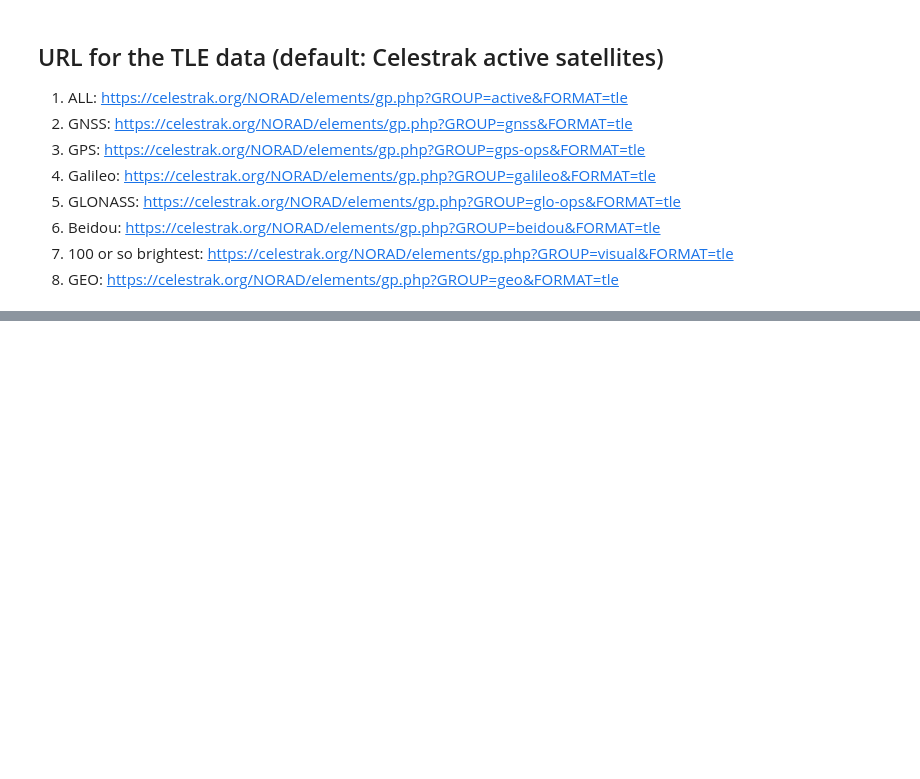
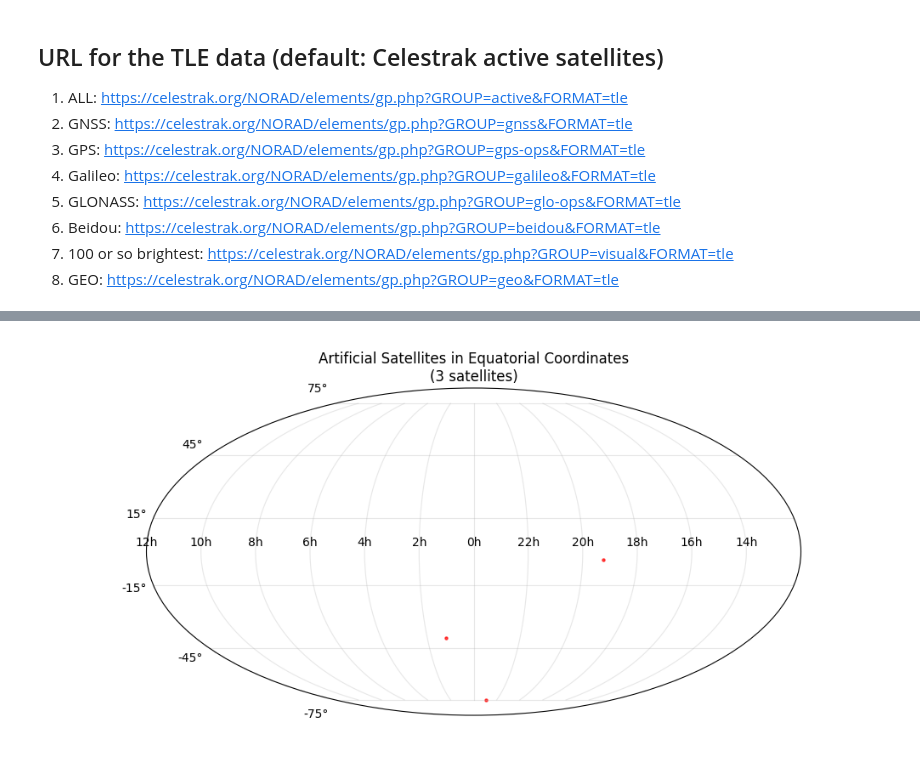
Before and after one commit to meerklass/astrokat-helper, a Jupyter notebook: scripts/test_sats.ipynb, the cells around one changed output, grey strips where cells are left out. Drawn from its saved outputs; the diff is of its cells as text; code cells hidden in the pictures; blank space fills up the shorter version.

```diff
--- a/scripts/test_sats.ipynb
+++ b/scripts/test_sats.ipynb
@@ -171,0 +148,5 @@ geo_sats.plot_equatorial(filtered_positions)
+# %%
+dt_utc = datetime.strptime("2025-07-26 21:00:00", "%Y-%m-%d %H:%M:%S")
+positions = bright_sats.compute_positions(time=dt_utc, min_freq=300, max_freq=2000)
+bright_sats.plot_equatorial(positions)
+# %% [output]
@@ -171,0 +157 @@ geo_sats.plot_equatorial(filtered_positions)
+[figure, added]
```
Also changed, not shown: parts of 24 cells of this notebook, 2 other files.
